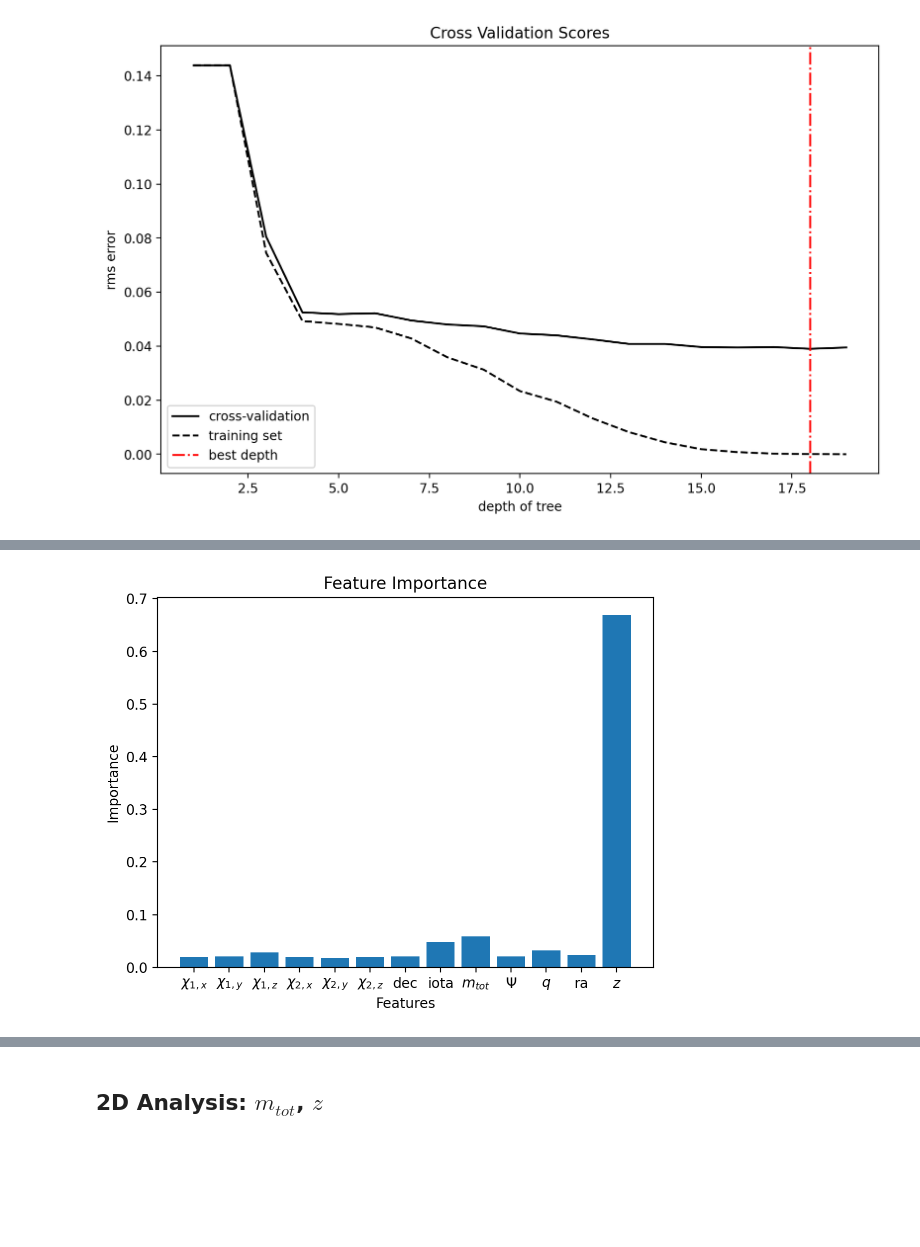
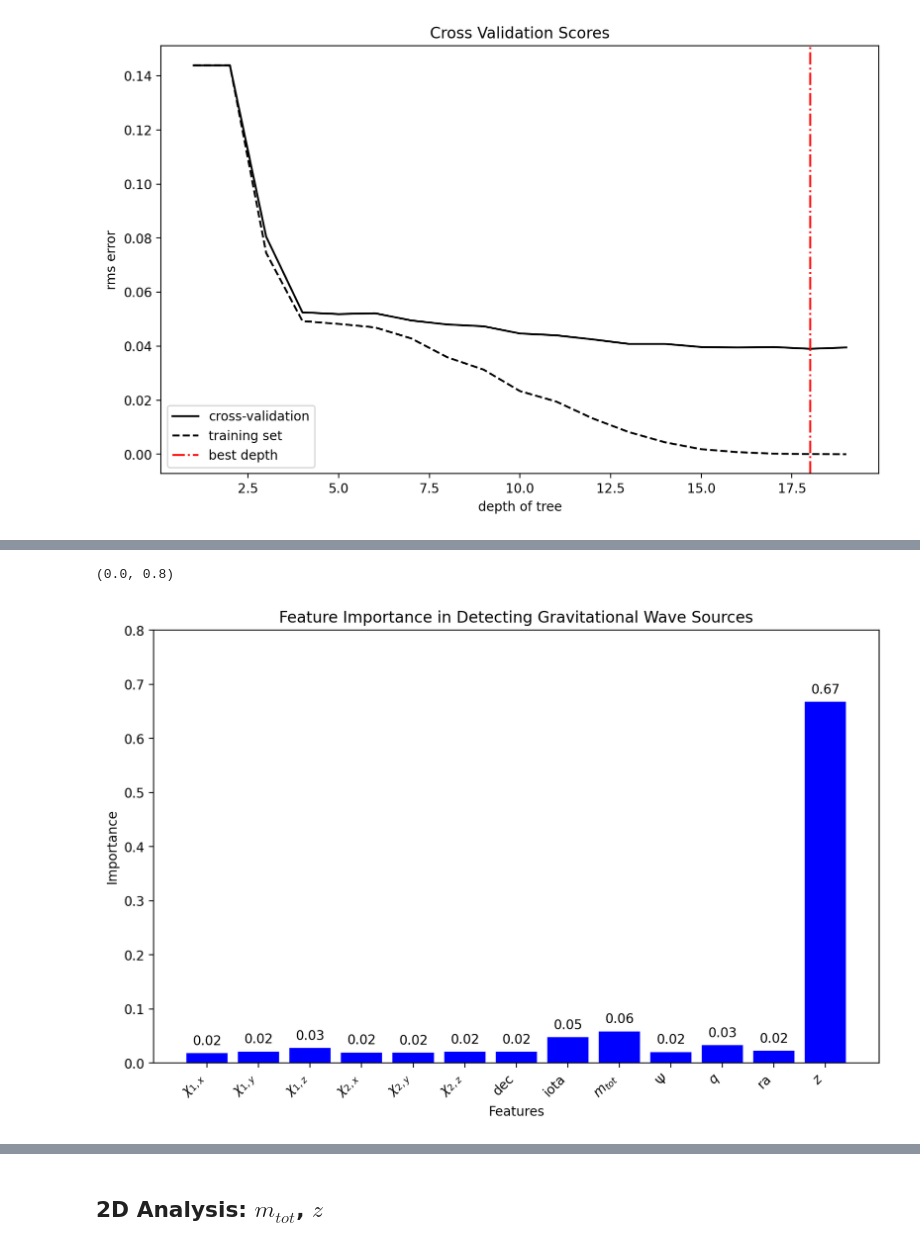
Before and after one commit to SimoneArienti/astrostatistics_bicocca_2024, a Jupyter notebook: working/Ex 17 GW Detection.ipynb, the cells around one changed output, grey strips where cells are left out. Cells and saved outputs as stored; diff of their text form; code cells hidden in the pictures; blank space fills up the shorter version.

```diff
--- a/working/Ex 17 GW Detection.ipynb
+++ b/working/Ex 17 GW Detection.ipynb
@@ -313,12 +329,23 @@ Guessed: 96.05 %
-# %%
-feature_importance = best_rf.feature_importances_
-plt.bar(labels, feature_importance)
-plt.xlabel("Features")
-plt.ylabel("Importance")
-plt.title("Feature Importance")
-plt.show()
-# %% [output]
-[figure, removed]
+# %%
+feature_importance = best_rf.feature_importances_
+
+# Plotting (Vertical Bars)
+plt.figure(figsize=(10, 6))
+plt.bar(labels, feature_importance, color='blue')
+plt.xlabel("Features")
+plt.ylabel("Importance")
+plt.title("Feature Importance in Detecting Gravitational Wave Sources")
+
+# Adding feature importance values on top of the bars
+for index, value in enumerate(feature_importance):
+    plt.text(index, value + 0.01, f'{value:.2f}', ha='center', va='bottom')
+
+# Rotating the labels for better readability
+plt.xticks(rotation=45, ha='right')
+plt.ylim(0, 0.8)
+# %% [output]
+(0.0, 0.8)
+[figure, added]
 # %%
 from sklearn.metrics import roc_curve
 
```
Also changed, not shown: parts of 16 cells of this notebook.
